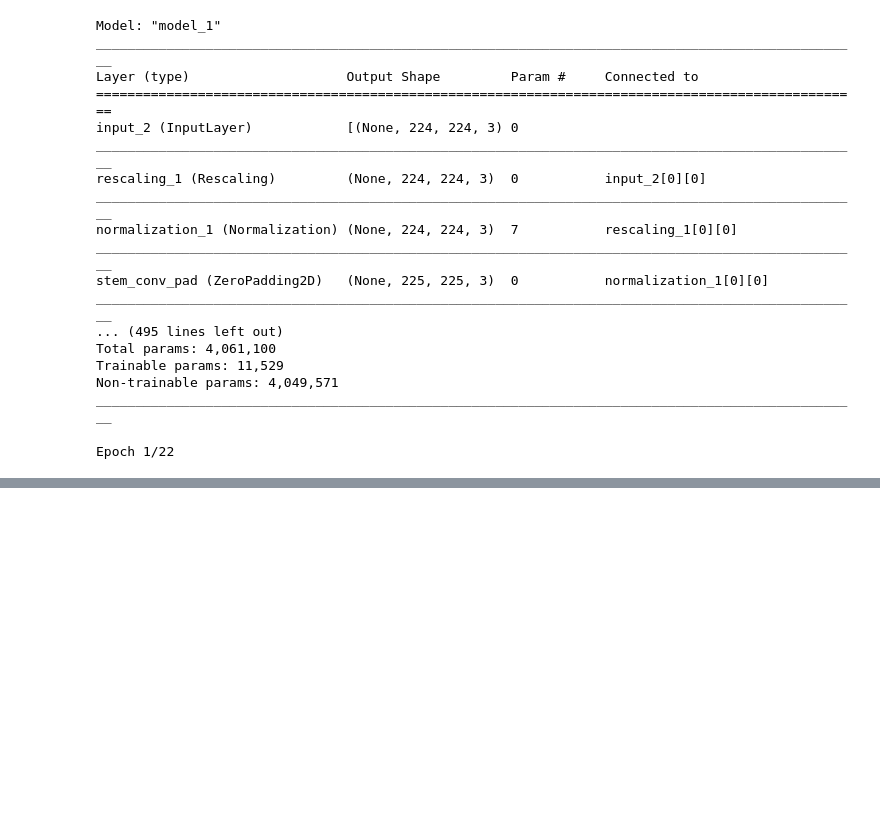
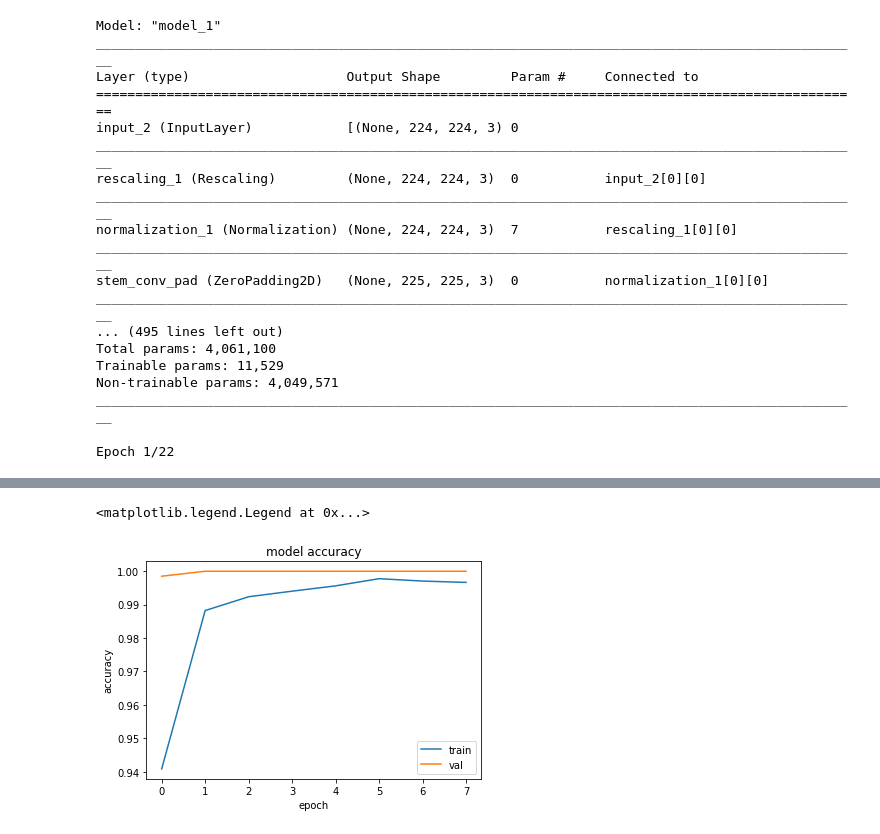
Before and after one commit to hdnndh/HonorOption380, a Jupyter notebook: 004_effdetb0_fish.ipynb, the cells around one changed output, grey strips where cells are left out. Cells and saved outputs as stored; diff of their text form; code cells hidden in the pictures; blank space fills up the shorter version.

Commit message:
004 fish transfer learning from EfficientDet complete

```diff
--- a/004_effdetb0_fish.ipynb
+++ b/004_effdetb0_fish.ipynb
@@ -161,0 +215,18 @@ model.evaluate(test_set)
+# %%
+optimizer2 = keras.optimizers.SGD(learning_rate=0.002)
+# %%
+post_early = keras.callbacks.EarlyStopping(monitor='val_accuracy', patience=6, restore_best_weights=True)
+post_chckp = keras.callbacks.ModelCheckpoint("effdetb0_fish_posttune.h5", save_best_only=True)
+# %%
+model2.compile(
+    loss="sparse_categorical_crossentropy",
+    optimizer=optimizer2,
+    metrics="accuracy"
+)
+# %%
+history = model2.fit(
+    train_set,
+    validation_data=val_set,
+    epochs=64,
+    callbacks=[post_early, post_chckp]
+)
@@ -161,0 +250,11 @@ model.evaluate(test_set)
+# %%
+fig_acc = plt.figure()
+plt.plot(history.history['accuracy'])
+plt.plot(history.history['val_accuracy'])
+plt.title('model accuracy')
+plt.ylabel('accuracy')
+plt.xlabel('epoch')
+plt.legend(['train', 'val'], loc='lower right')
+# %% [output]
+<matplotlib.legend.Legend at 0x...>
+[figure, added]
```
Also changed, not shown: parts of 9 cells of this notebook, 1 other file.
